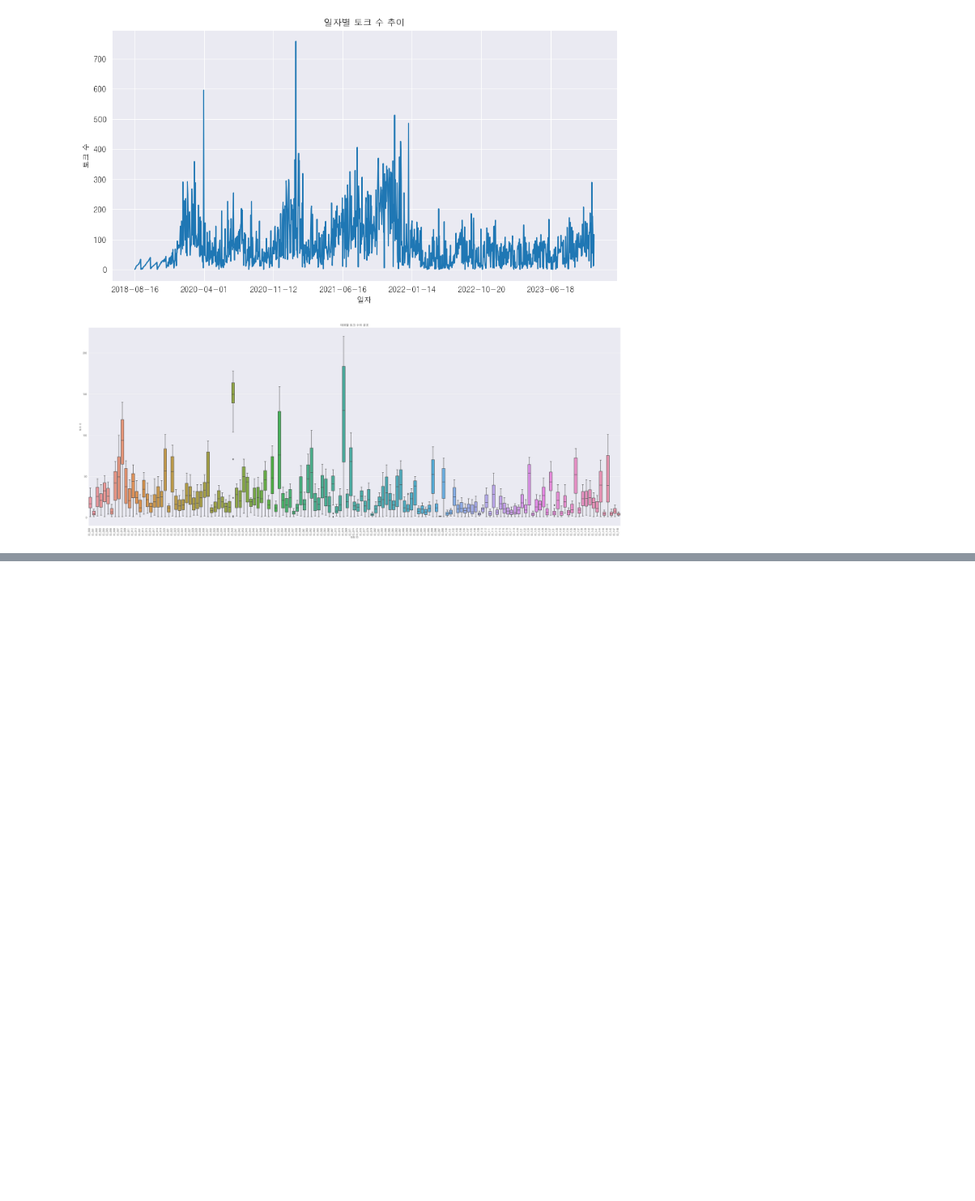
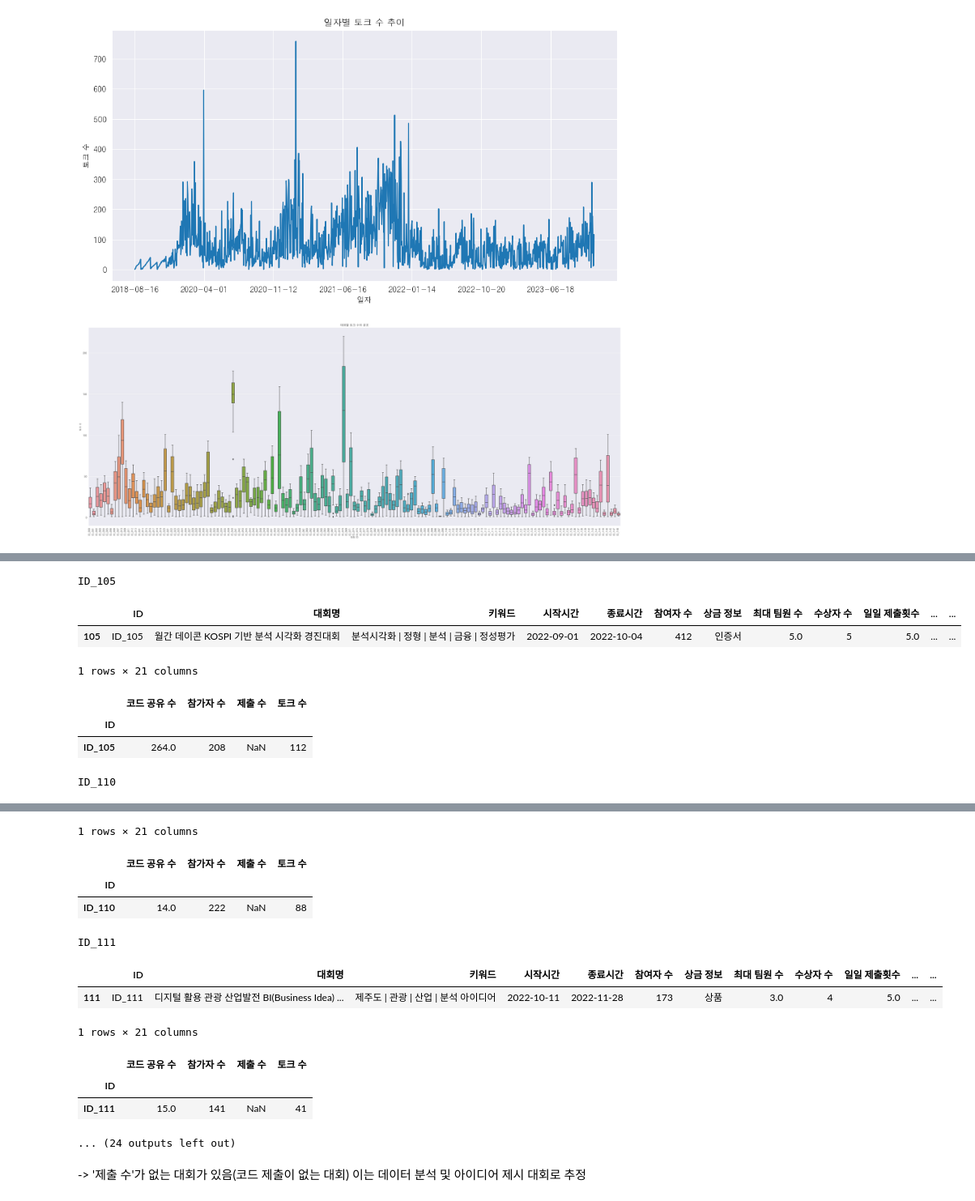
Before and after one commit to Utaewook/PIAI_ResearchIntern, a Jupyter notebook: dacon/dacon_idea_analysis/src/analysis.ipynb, the cells around one changed output, grey strips where cells are left out. Shown: that part at 81% size. Drawn from its saved outputs; the diff is of its cells as text; code cells hidden in the pictures; blank space fills up the shorter version.

```diff
--- a/dacon/dacon_idea_analysis/src/analysis.ipynb
+++ b/dacon/dacon_idea_analysis/src/analysis.ipynb
@@ -321,0 +358,4 @@ plt.show()
+# %%
+# NaN값을 가진 대회를 확인하기 위한 리스트 추출
+nan_rows = df_temp[df_temp.isna().any(axis=1)].index.tolist()
+nan_rows
@@ -321,0 +372,15 @@ plt.show()
+# %%
+for id in nan_rows:
+    print(id)
+    display(competition[competition['ID'] == id])
+    display(df_temp[df_temp.index == id])
+    print()
+# %% [output]
+ID_105
+|  | ID | 대회명 | 키워드 | 시작시간 | 종료시간 | 참여자 수 | 상금 정보 | 최대 팀원 수 | 수상자 수 | 일일 제출횟수 | ... | ... |
+| 105 | ID_105 | 월간 데이콘 KOSPI 기반 분석 시각화 경진대회 | 분석시각화 | 정형 | 분석 | 금융 | 정성평가 | 2022-09-01 | 2022-10-04 | 412 | 인증서 | 5.0 | 5 | 5.0 | ... | ... |
+1 rows × 21 columns
+|  | 코드 공유 수 | 참가자 수 | 제출 수 | 토크 수 |
+| ID |  |  |  |  |
+| ID_105 | 264.0 | 208 | NaN | 112 |
+ID_110
@@ -321,0 +389,15 @@ plt.show()
+1 rows × 21 columns
+|  | 코드 공유 수 | 참가자 수 | 제출 수 | 토크 수 |
+| ID |  |  |  |  |
+| ID_110 | 14.0 | 222 | NaN | 88 |
+ID_111
+|  | ID | 대회명 | 키워드 | 시작시간 | 종료시간 | 참여자 수 | 상금 정보 | 최대 팀원 수 | 수상자 수 | 일일 제출횟수 | ... | ... |
+| 111 | ID_111 | 디지털 활용 관광 산업발전 BI(Business Idea) ... | 제주도 | 관광 | 산업 | 분석 아이디어 | 2022-10-11 | 2022-11-28 | 173 | 상품 | 3.0 | 4 | 5.0 | ... | ... |
+1 rows × 21 columns
+|  | 코드 공유 수 | 참가자 수 | 제출 수 | 토크 수 |
+| ID |  |  |  |  |
+| ID_111 | 15.0 | 141 | NaN | 41 |
+... (24 outputs left out)
+# %% [markdown]
+-> '제출 수'가 없는 대회가 있음(코드 제출이 없는 대회)
+이는 데이터 분석 및 아이디어 제시 대회로 추정
```
Also changed, not shown: parts of 8 cells of this notebook, 5 other files.
